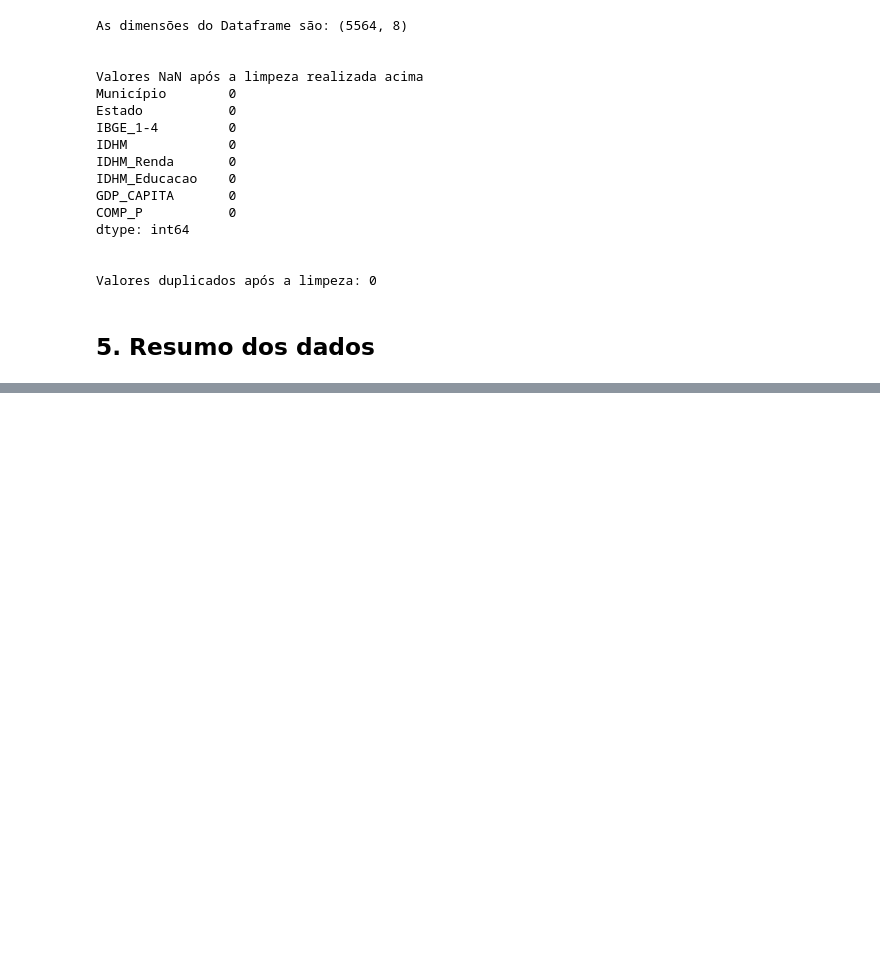
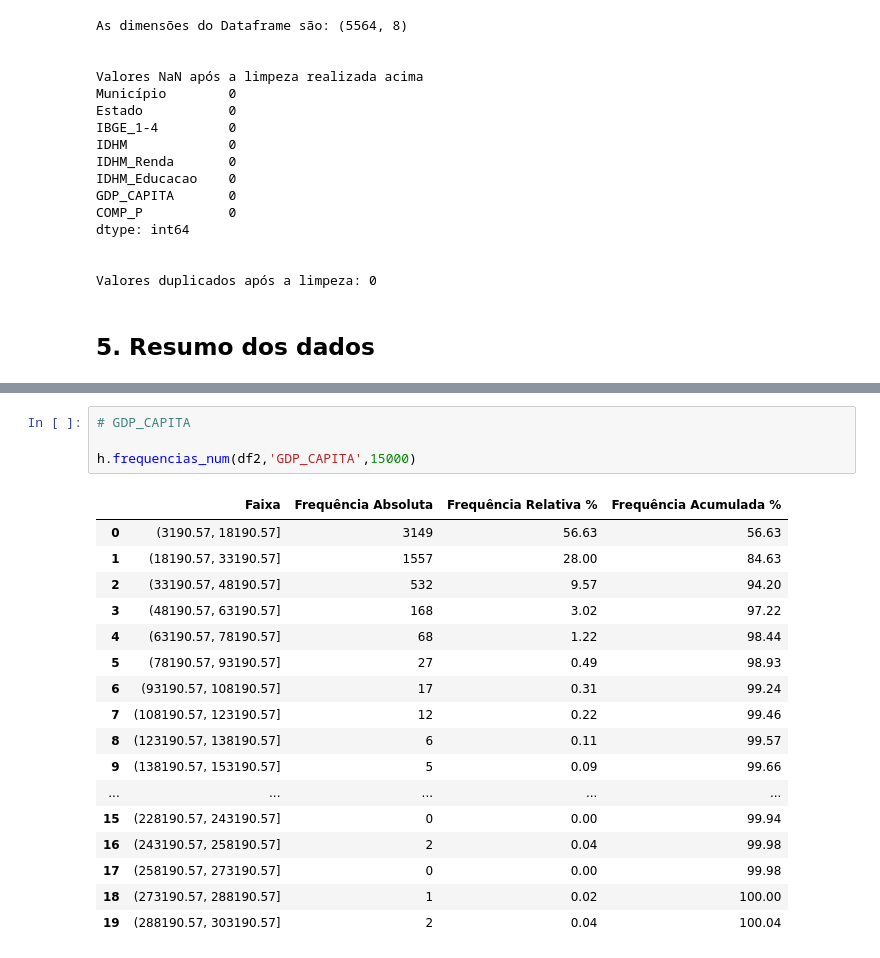
Before and after one commit to ricardo-paganini/Analytics-IDHMBrasil, a Jupyter notebook: Analytics-IDHM.ipynb, the cells around one changed output, grey strips where cells are left out. Saved outputs shown, nothing was run; the diff lists cells and outputs as text; blank space fills up the shorter version.

```diff
--- a/Analytics-IDHM.ipynb
+++ b/Analytics-IDHM.ipynb
@@ -140,0 +289,22 @@ Valores duplicados após a limpeza: 0
+# %%
+# GDP_CAPITA
+
+h.frequencias_num(df2,'GDP_CAPITA',15000)
+# %% [output]
+|  | Faixa | Frequência Absoluta | Frequência Relativa % | Frequência Acumulada % |
+| 0 | (3190.57, 18190.57] | 3149 | 56.63 | 56.63 |
+| 1 | (18190.57, 33190.57] | 1557 | 28.00 | 84.63 |
+| 2 | (33190.57, 48190.57] | 532 | 9.57 | 94.20 |
+| 3 | (48190.57, 63190.57] | 168 | 3.02 | 97.22 |
+| 4 | (63190.57, 78190.57] | 68 | 1.22 | 98.44 |
+| 5 | (78190.57, 93190.57] | 27 | 0.49 | 98.93 |
+| 6 | (93190.57, 108190.57] | 17 | 0.31 | 99.24 |
+| 7 | (108190.57, 123190.57] | 12 | 0.22 | 99.46 |
+| 8 | (123190.57, 138190.57] | 6 | 0.11 | 99.57 |
+| 9 | (138190.57, 153190.57] | 5 | 0.09 | 99.66 |
+| ... | ... | ... | ... | ... |
+| 15 | (228190.57, 243190.57] | 0 | 0.00 | 99.94 |
+| 16 | (243190.57, 258190.57] | 2 | 0.04 | 99.98 |
+| 17 | (258190.57, 273190.57] | 0 | 0.00 | 99.98 |
+| 18 | (273190.57, 288190.57] | 1 | 0.02 | 100.00 |
+| 19 | (288190.57, 303190.57] | 2 | 0.04 | 100.04 |
```
Also changed, not shown: parts of 17 cells of this notebook, 1 other file.
